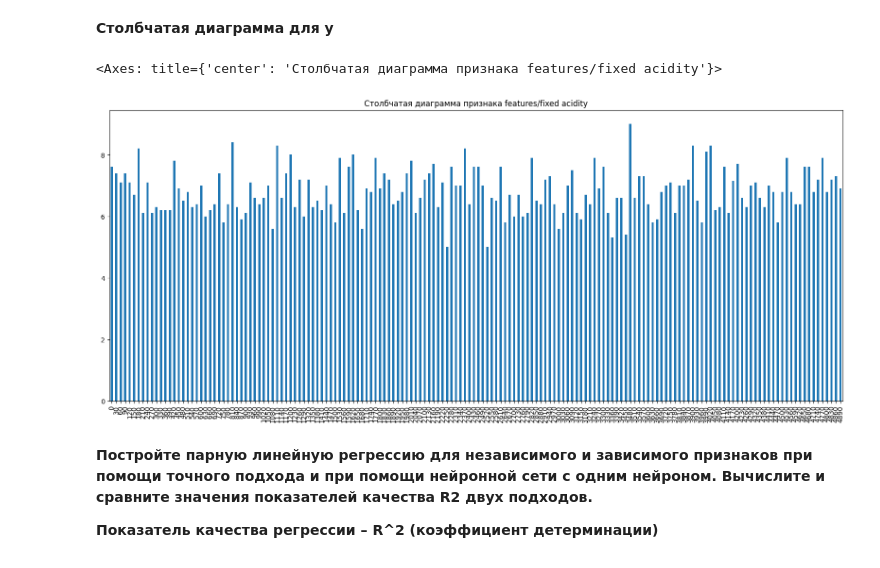
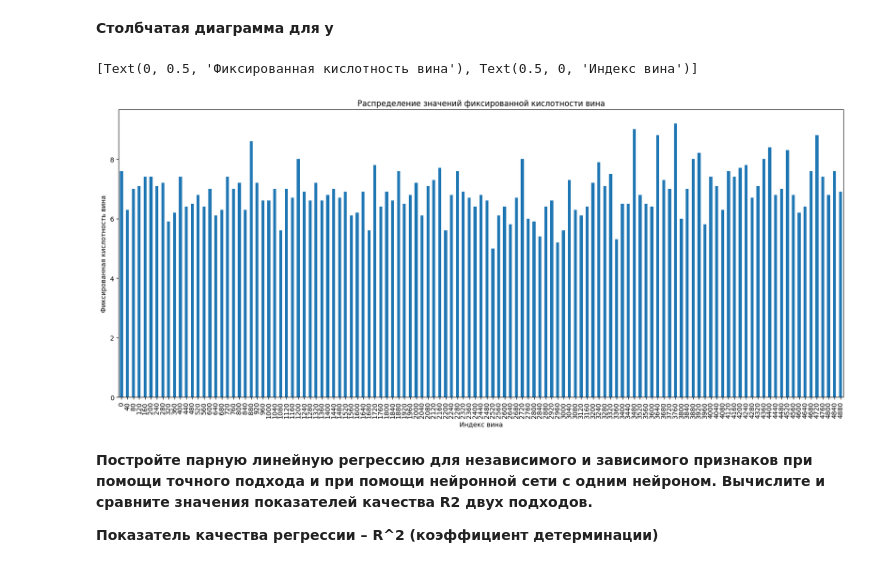
Before and after one commit to kjxeez/machine-learning, a Jupyter notebook: linear-regression.ipynb, the cells around one changed output. Cells and saved outputs as stored; diff of their text form; code cells hidden in the pictures.

```diff
--- a/linear-regression.ipynb
+++ b/linear-regression.ipynb
@@ -152,10 +161,10 @@ df['features/density'].plot.hist(color='yellow', edgecolor='black', bins=20, den
 # %% [markdown]
 __Столбчатая диаграмма для y__
 # %%
-df[::30]['features/fixed acidity'].plot.bar(title='Столбчатая диаграмма признака features/fixed acidity', figsize=(20,8))
+df[::40]['features/fixed acidity'].plot.bar(title='Распределение значений фиксированной кислотности вина', figsize=(20,8)).set(ylabel='Фиксированная кислотность вина', xlabel = 'Индекс вина')
 # %% [output]
-<Axes: title={'center': 'Столбчатая диаграмма признака features/fixed acidity'}>
+[Text(0, 0.5, 'Фиксированная кислотность вина'), Text(0.5, 0, 'Индекс вина')]
-[figure, old version]
+[figure, new version]
 # %% [markdown]
 __Постройте парную линейную регрессию для независимого и зависимого признаков при помощи точного подхода и при помощи нейронной сети с одним нейроном. Вычислите и сравните значения показателей качества R2 двух подходов.__
 
```
Also changed, not shown: parts of 30 cells of this notebook.
